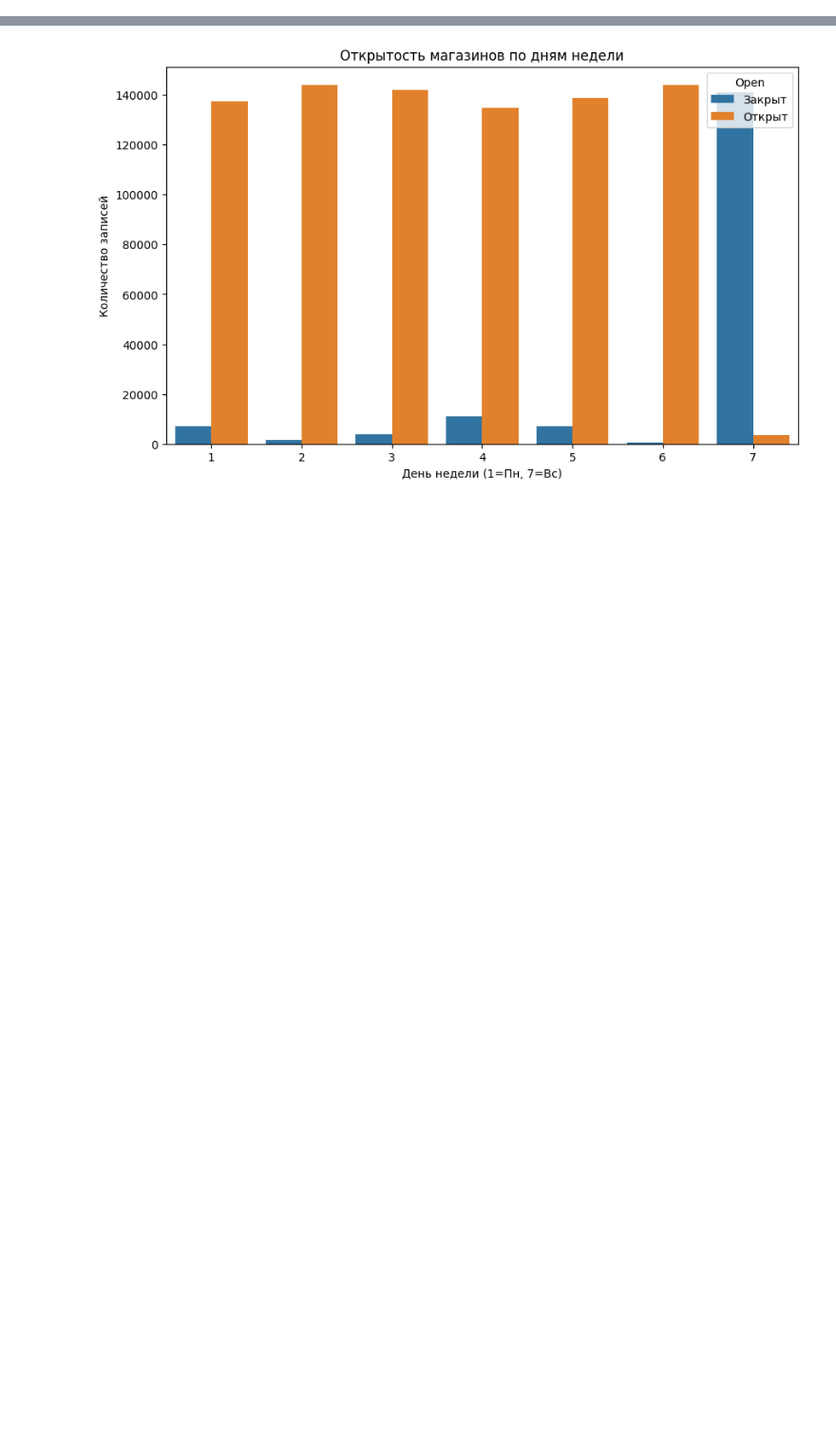
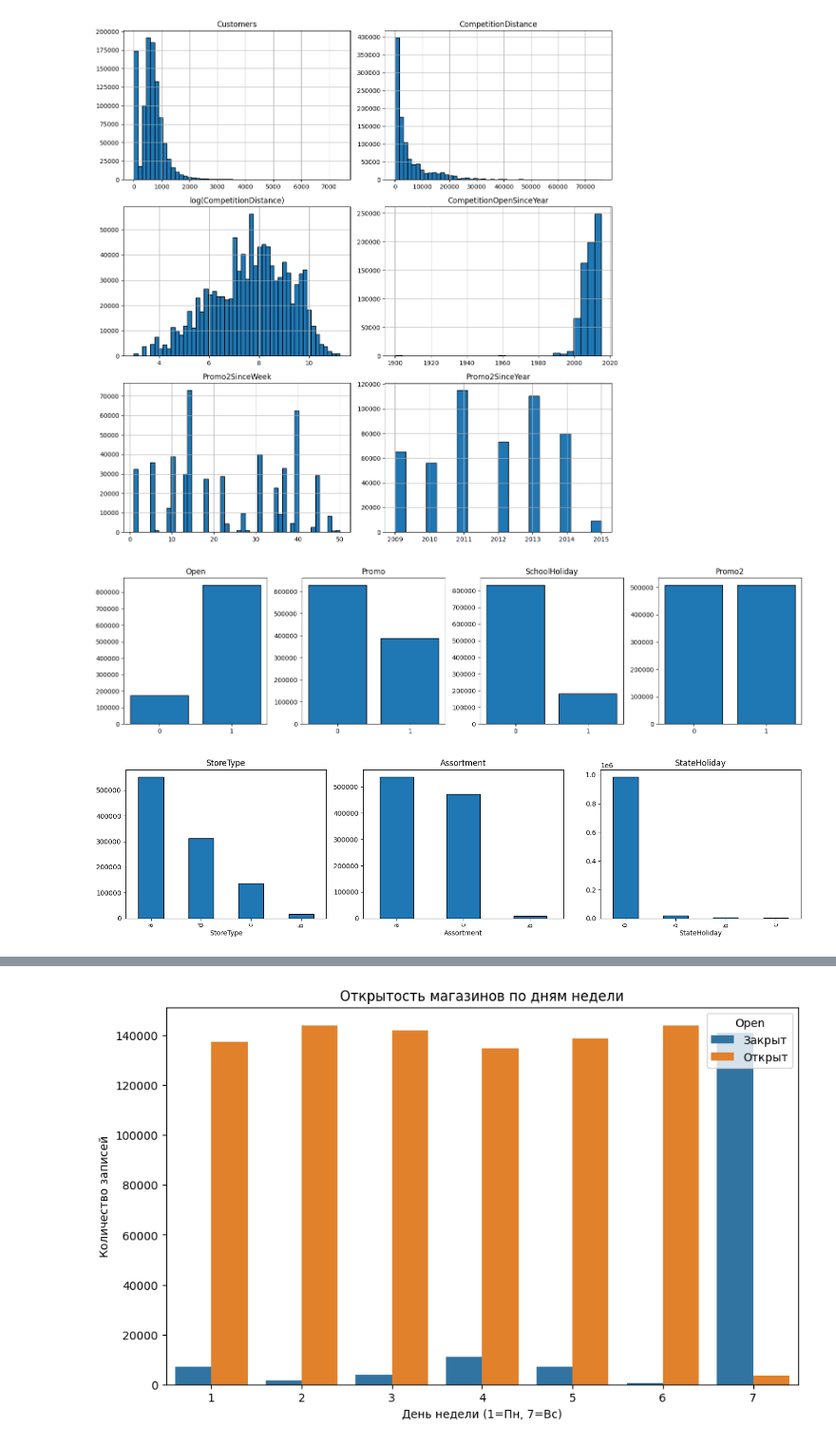
Before and after one commit to WpythonW/AutoML-rossmann, a Jupyter notebook: eda.ipynb, the cells around one changed output, grey strips where cells are left out. Shown at 95% size. Drawn from its saved outputs; the diff is of its cells as text; code cells hidden in the pictures; blank space fills up the shorter version.

```diff
--- a/eda.ipynb
+++ b/eda.ipynb
@@ -183,0 +342,56 @@ dtype: int64
+# %%
+fig, axes = plt.subplots(3, 2, figsize=(12, 12))
+axes = axes.flatten()
+
+train_merged['Customers'].hist(bins=50, ax=axes[0], edgecolor='black')
+axes[0].set_title('Customers')
+
+train_merged['CompetitionDistance'].hist(bins=50, ax=axes[1], edgecolor='black')
+axes[1].set_title('CompetitionDistance')
+
+train_merged[train_merged['CompetitionDistance']>0]['CompetitionDistance'].apply(np.log).hist(bins=50, ax=axes[2], edgecolor='black')
+axes[2].set_title('log(CompetitionDistance)')
+
+train_merged['CompetitionOpenSinceYear'].hist(bins=30, ax=axes[3], edgecolor='black')
+axes[3].set_title('CompetitionOpenSinceYear')
+
+train_merged['Promo2SinceWeek'].dropna().hist(bins=50, ax=axes[4], edgecolor='black')
+axes[4].set_title('Promo2SinceWeek')
+
+train_merged['Promo2SinceYear'].dropna().hist(bins=20, ax=axes[5], edgecolor='black')
+axes[5].set_title('Promo2SinceYear')
+
+plt.tight_layout()
+plt.show()
+
+# Бинарные признаки
+fig, axes = plt.subplots(1, 4, figsize=(16, 4))
+
+binary_features = ['Open', 'Promo', 'SchoolHoliday', 'Promo2']
+for idx, feat in enumerate(binary_features):
+    counts = train_merged[feat].value_counts()
+    axes[idx].bar(counts.index, counts.values, edgecolor='black')
+    axes[idx].set_title(f'{feat}')
+    axes[idx].set_xticks([0, 1])
+
+plt.tight_layout()
+plt.show()
+
+# Категориальные признаки
+fig, axes = plt.subplots(1, 3, figsize=(15, 4))
+
+train_merged['StoreType'].value_counts().plot(kind='bar', ax=axes[0], edgecolor='black')
+axes[0].set_title('StoreType')
+
+train_merged['Assortment'].value_counts().plot(kind='bar', ax=axes[1], edgecolor='black')
+axes[1].set_title('Assortment')
+
+train_merged['StateHoliday'].value_counts().plot(kind='bar', ax=axes[2], edgecolor='black')
+axes[2].set_title('StateHoliday')
+
+plt.tight_layout()
+plt.show()
+# %% [output]
+[figure, added]
+[figure, added]
+[figure, added]
```
Also changed, not shown: parts of 68 cells of this notebook, 2 other files.
